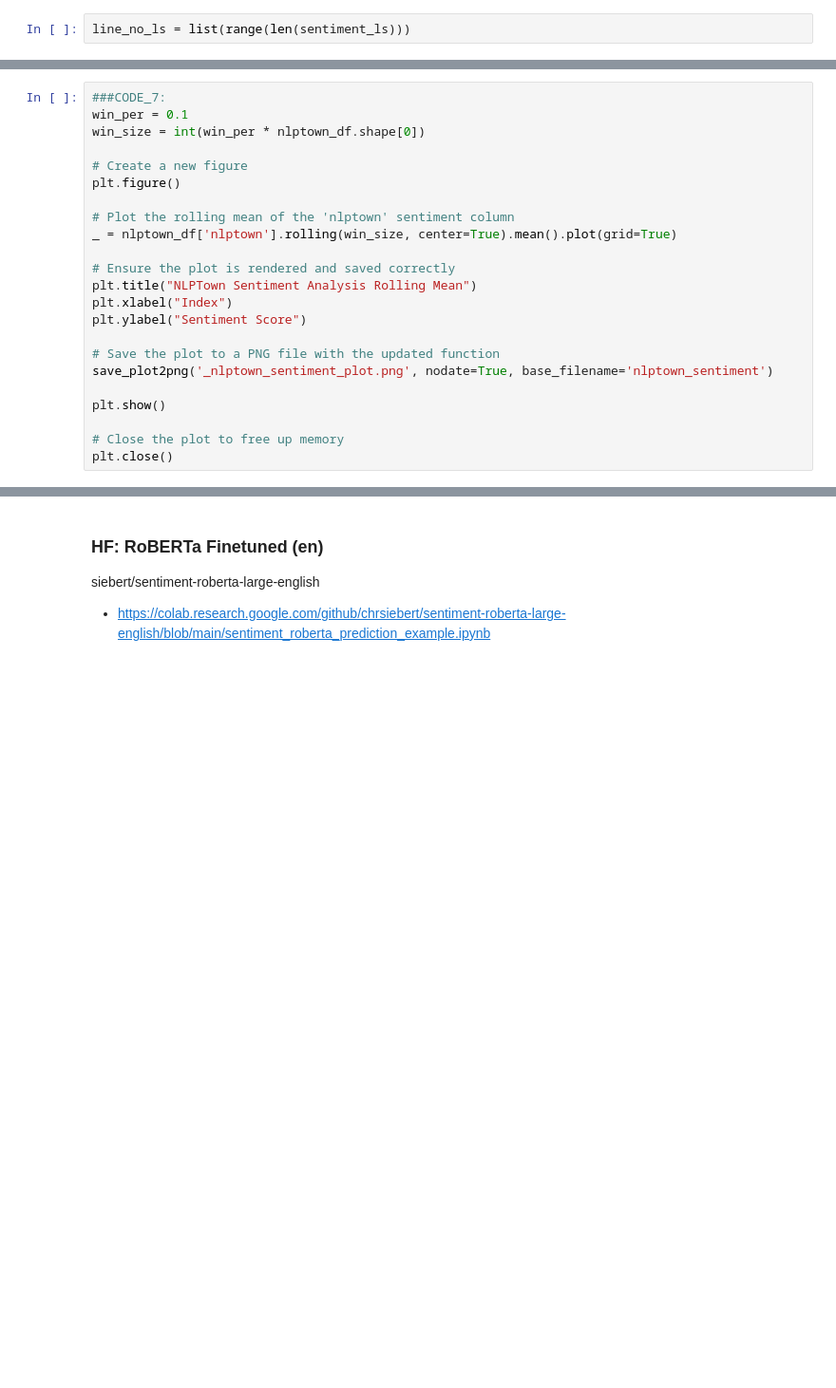
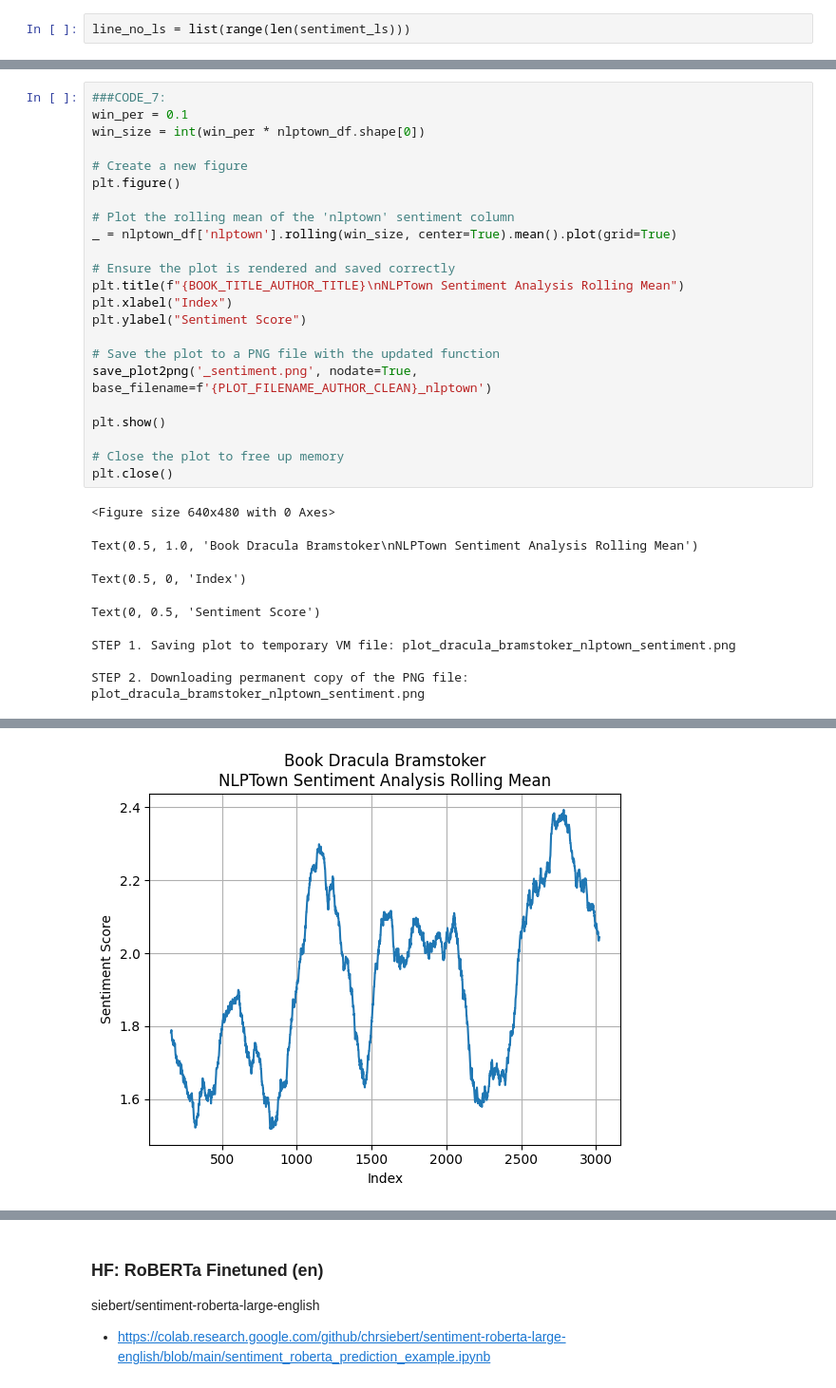
Before and after one commit to jon-chun/GenAI-Multi-Agent-Networks-and-Digital-Twins, a Jupyter notebook: code/notebooks/sentimentarcs_supersimplified_20241114.ipynb, the cells around one changed output, grey strips where cells are left out. Shown at 95% size. Saved outputs shown, nothing was run; the diff lists cells and outputs as text; blank space fills up the shorter version.

```diff
--- a/code/notebooks/sentimentarcs_supersimplified_20241114.ipynb
+++ b/code/notebooks/sentimentarcs_supersimplified_20241114.ipynb
@@ -697,14 +917,22 @@ plt.figure()
 _ = nlptown_df['nlptown'].rolling(win_size, center=True).mean().plot(grid=True)
 
 # Ensure the plot is rendered and saved correctly
-plt.title("NLPTown Sentiment Analysis Rolling Mean")
+plt.title(f"{BOOK_TITLE_AUTHOR_TITLE}\nNLPTown Sentiment Analysis Rolling Mean")
 plt.xlabel("Index")
 plt.ylabel("Sentiment Score")
 
 # Save the plot to a PNG file with the updated function
-save_plot2png('_nlptown_sentiment_plot.png', nodate=True, base_filename='nlptown_sentiment')
+save_plot2png('_sentiment.png', nodate=True, base_filename=f'{PLOT_FILENAME_AUTHOR_CLEAN}_nlptown')
 
 plt.show()
 
 # Close the plot to free up memory
 plt.close()
+# %% [output]
+<Figure size 640x480 with 0 Axes>
+Text(0.5, 1.0, 'Book Dracula Bramstoker\nNLPTown Sentiment Analysis Rolling Mean')
+Text(0.5, 0, 'Index')
+Text(0, 0.5, 'Sentiment Score')
+STEP 1. Saving plot to temporary VM file: plot_dracula_bramstoker_nlptown_sentiment.png
+
+STEP 2. Downloading permanent copy of the PNG file: plot_dracula_bramstoker_nlptown_sentiment.png
@@ -711,2 +941,3 @@ plt.close()
+[figure, added]
 # %%
 # Save Model Sentiment Time Series to CSV with the updated function
```
Also changed, not shown: parts of 68 cells of this notebook, 2 other files.
